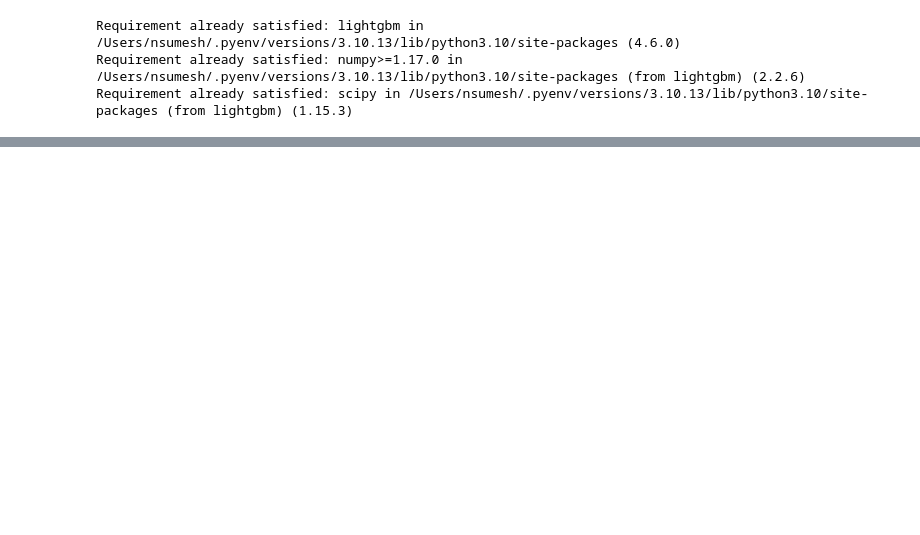
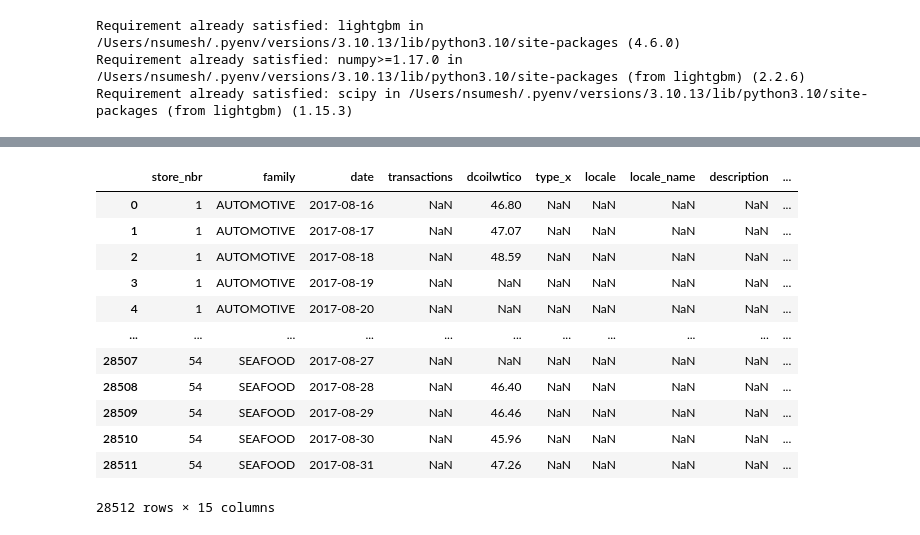
Before and after one commit to nsumesh/ProductDemandForecasting, a Jupyter notebook: notebooks/train_model.ipynb, the cells around one changed output, grey strips where cells are left out. Saved outputs shown, nothing was run; the diff lists cells and outputs as text; code cells hidden in the pictures; blank space fills up the shorter version.

```diff
--- a/notebooks/train_model.ipynb
+++ b/notebooks/train_model.ipynb
@@ -15,0 +170,10 @@ testing_data = pd.read_csv('/Users/nsumesh/Documents/GitHub/ProductDemandForecas
+# %%
+unique_combos = training_data[['store_nbr', 'family']].drop_duplicates()
+# %%
+forecast_dates = pd.date_range(start='2017-08-16', end='2017-08-31')
+future_predictions = pd.DataFrame([
+    {'store_nbr': row['store_nbr'], 'family': row['family'], 'date': date}
+    for _, row in unique_combos.iterrows()
+    for date in forecast_dates
+])
+future_predictions.info()
@@ -15,0 +222,19 @@ testing_data = pd.read_csv('/Users/nsumesh/Documents/GitHub/ProductDemandForecas
+# %%
+future_predictions['sales'] = np.nan
+
+future_predictions.rename(columns={'type_y':'type'}, inplace=True)
+future_predictions
+# %% [output]
+|  | store_nbr | family | date | transactions | dcoilwtico | type_x | locale | locale_name | description | ... |
+| 0 | 1 | AUTOMOTIVE | 2017-08-16 | NaN | 46.80 | NaN | NaN | NaN | NaN | ... |
+| 1 | 1 | AUTOMOTIVE | 2017-08-17 | NaN | 47.07 | NaN | NaN | NaN | NaN | ... |
+| 2 | 1 | AUTOMOTIVE | 2017-08-18 | NaN | 48.59 | NaN | NaN | NaN | NaN | ... |
+| 3 | 1 | AUTOMOTIVE | 2017-08-19 | NaN | NaN | NaN | NaN | NaN | NaN | ... |
+| 4 | 1 | AUTOMOTIVE | 2017-08-20 | NaN | NaN | NaN | NaN | NaN | NaN | ... |
+| ... | ... | ... | ... | ... | ... | ... | ... | ... | ... | ... |
+| 28507 | 54 | SEAFOOD | 2017-08-27 | NaN | NaN | NaN | NaN | NaN | NaN | ... |
+| 28508 | 54 | SEAFOOD | 2017-08-28 | NaN | 46.40 | NaN | NaN | NaN | NaN | ... |
+| 28509 | 54 | SEAFOOD | 2017-08-29 | NaN | 46.46 | NaN | NaN | NaN | NaN | ... |
+| 28510 | 54 | SEAFOOD | 2017-08-30 | NaN | 45.96 | NaN | NaN | NaN | NaN | ... |
+| 28511 | 54 | SEAFOOD | 2017-08-31 | NaN | 47.26 | NaN | NaN | NaN | NaN | ... |
+28512 rows × 15 columns
```
Also changed, not shown: parts of 25 cells of this notebook, 7 other files.
